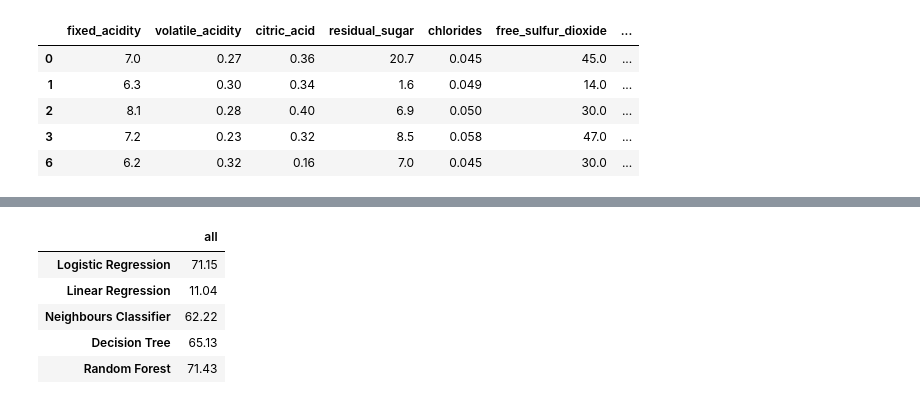
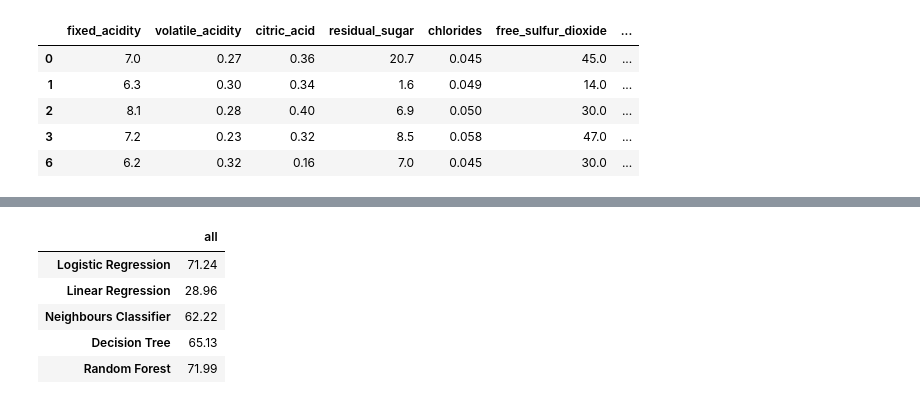
Before and after one commit to baz263/winery_project, a Jupyter notebook: ML_02.ipynb, the cells around one changed output, grey strips where cells are left out. Cells and saved outputs as stored; diff of their text form; code cells hidden in the pictures.

```diff
--- a/ML_02.ipynb
+++ b/ML_02.ipynb
@@ -22,7 +28,11 @@ pd.set_option('display.max_columns', None)  # Display all columns without trunca
 white_df = pd.read_csv('wine+quality/winequality-white.csv', sep= ';')
 white_copy = white_df.copy()
 white_copy.columns = white_copy.columns.str.replace(' ', '_')
+print(white_copy.head())
+
 white_copy = white_copy.drop_duplicates()
+print(white_copy.head())
+
 if 'colour' not in white_copy.columns:
     white_copy['colour'] = 'white'
 else:
@@ -33,6 +43,8 @@ red_df = pd.read_csv('wine+quality/winequality-red.csv', sep = ';')
 red_copy = red_df.copy()
 if 'colour' not in red_copy.columns:
     red_copy['colour'] = 'red'
-else:pass
+else:
+    pass
+
 red_copy.columns = red_copy.columns.str.replace(' ', '_')
 red_copy = red_copy.drop_duplicates()
@@ -64,9 +89,9 @@ if 'wine_type' not in red_copy.columns:
 else:
     pass
 # %%
-'''making Good Medium Bad have a specified order'''
-category_order = ['low', 'medium', 'high']
-red_copy['quality_label'] = red_copy['quality_label'].astype(CategoricalDtype(categories=category_order, ordered=True))
+# '''making Good Medium Bad have a specified order'''
+# category_order = ['low', 'medium', 'high']
+# red_copy['quality_label'] = red_copy['quality_label'].astype(CategoricalDtype(categories=category_order, ordered=True))
 # %%
 '''combining DFs and creating white_red_df'''
 
@@ -82,7 +107,7 @@ plt.show()
 # %% [output]
 [figure]
 # %%
-'''lets encode the wine colour data'''
+'''lets encode the data'''
 encoder = OneHotEncoder(handle_unknown= 'ignore', sparse_output= False).set_output(transform= 'pandas')
 
 colour_encoded_data = encoder.fit_transform(white_red_copy[['wine_type']])
@@ -92,7 +117,7 @@ if 'wine_type' in white_red_copy.columns:
 #ml_df = white_red_copy[['fixed_acidity', 'volatile_acidity', 'citric_acid', 'residual_sugar','chlorides', 'free_sulfur_dioxide', 'total_sulfur_dioxide', 'density',
        #'pH', 'sulphates', 'alcohol', 'quality','wine_type_red']]
 if 'wine_type' in ml_df.columns:
-    ml_df.drop(val, axis=1, inplace= True)
+    ml_df.drop('wine_type', axis=1, inplace= True)
     ml_df.drop('wine_type_red', axis = 1, inplace = True)
     #ml_df.drop(['quality', 'quality_label', 'colour'], axis=1, inplace= True)
 display (ml_df.head())
@@ -110,7 +141,17 @@ low 1
 medium 2
 high 0
 '''
-from sklearn.preprocessing import LabelEncoder
-le = LabelEncoder()
-ml_df['quality_label_encoded'] = le.fit_transform(ml_df['quality_label'])
-print(ml_df.head())
+# from sklearn.preprocessing import LabelEncoder
+
+# from sklearn.preprocessing import OrdinalEncoder
+# categories = ['low', 'medium', 'high']
+# categories = np.reshape(categories, (1, -1))
+# oe = OrdinalEncoder(categories = ['low', 'medium', 'high'])
+# ml_df['quality_label_encoded'] = oe.fit_transform(ml_df['quality_label'])
+# print(ml_df.head(20))
+# display(ml_df.info())
+
+quality_codes = {'low' : 0, 'medium': 1, 'high':2}
+
+ml_df['quality_label'].replace(quality_codes, inplace= True)
+ml_df['quality_label_encoded'] = ml_df.quality_label
@@ -287,19 +332,16 @@ Index(['pH', 'free_sulfur_dioxide', 'fixed_acidity', 'residual_sugar', 'total_su
 # %%
 '''create my DF showing the results of my algorithms. WE will start with all columsn'''
 comparison_df = pd.DataFrame(index=index_names)
 comparison_df['all'] = [log_regress(X_train, Y_train, x_test, y_test, False),
 lin_reg(X_train, Y_train, x_test, y_test),
 neigh_class(X_train, Y_train, x_test, y_test, False),
 dec_tree(X_train, Y_train, x_test, y_test, False),
 ran_forest(X_train, Y_train, x_test, y_test, False)]
 display(comparison_df)
-f
-or val in corr_list_names:
-    pass
 # %% [output]
 |  | all |
-| Logistic Regression | 71.15 |
-| Linear Regression | 11.04 |
+| Logistic Regression | 71.24 |
+| Linear Regression | 28.96 |
 | Neighbours Classifier | 62.22 |
 | Decision Tree | 65.13 |
-| Random Forest | 71.43 |
+| Random Forest | 71.99 |
```
Also changed, not shown: parts of 38 cells of this notebook, 17 other files.
